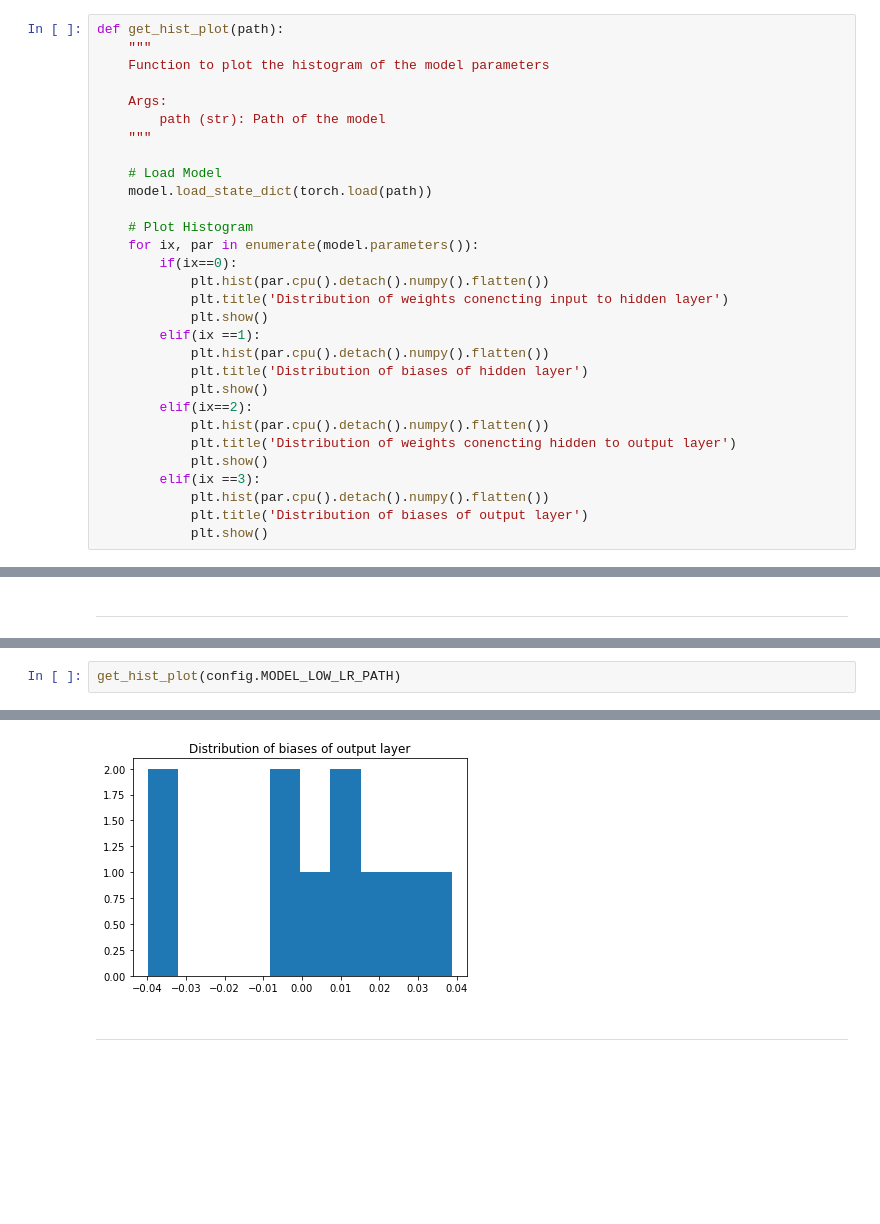
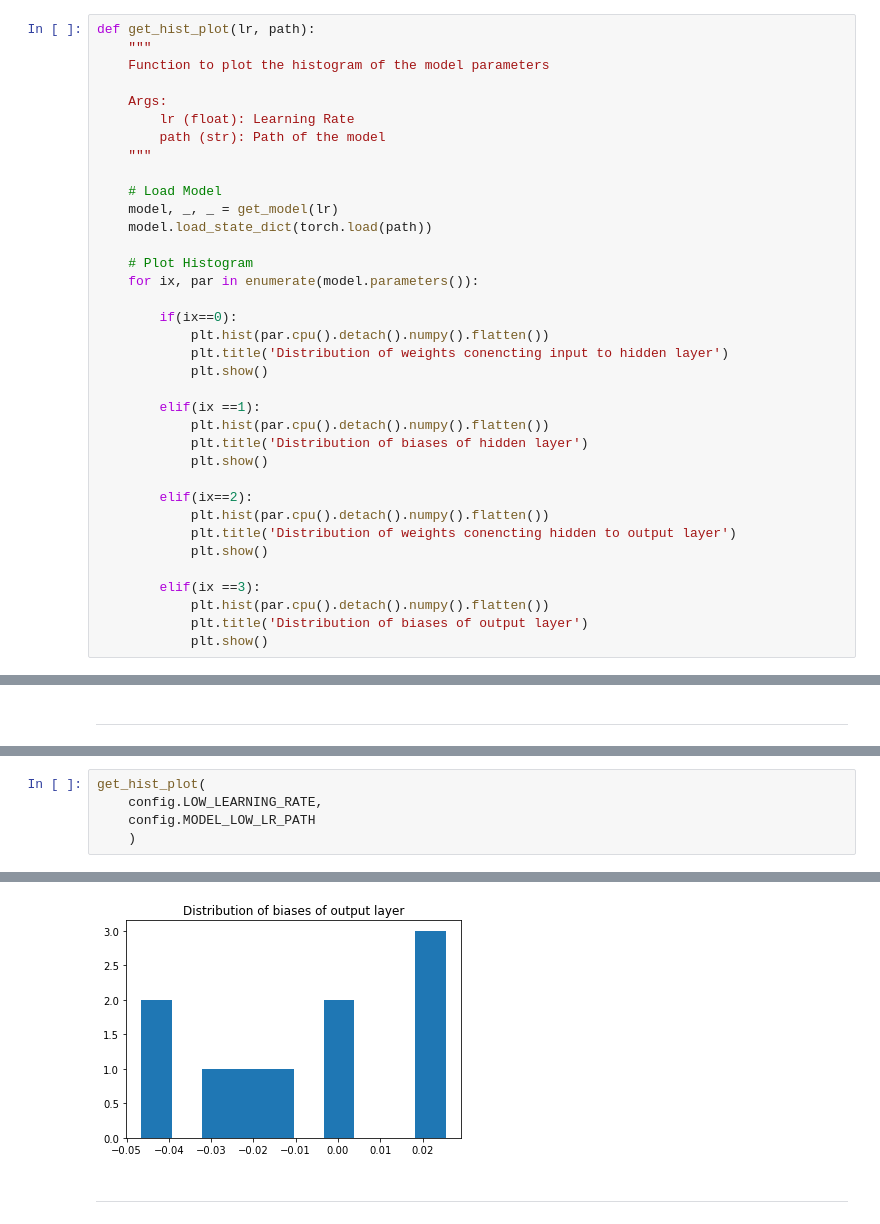
Before and after one commit to ishandutta0098/impact-of-learning-rate-in-nn, a Jupyter notebook: notebook/learning-rate-variations.ipynb, the cells around one changed output, grey strips where cells are left out. Saved outputs shown, nothing was run; the diff lists cells and outputs as text; blank space fills up the shorter version.

```diff
--- a/notebook/learning-rate-variations.ipynb
+++ b/notebook/learning-rate-variations.ipynb
@@ -235,31 +236,37 @@ def get_loss_plot(lr, train_losses, val_losses, train_accuracies, val_accuracies
     plt.grid('off')
     plt.show()
 # %%
-def get_hist_plot(path):
+def get_hist_plot(lr, path):
     """
     Function to plot the histogram of the model parameters
 
     Args:
+        lr (float): Learning Rate
         path (str): Path of the model
     """
 
     # Load Model
+    model, _, _ = get_model(lr)
     model.load_state_dict(torch.load(path))
 
     # Plot Histogram
     for ix, par in enumerate(model.parameters()):
+
         if(ix==0):
             plt.hist(par.cpu().detach().numpy().flatten())
             plt.title('Distribution of weights conencting input to hidden layer')
             plt.show()
+
         elif(ix ==1):
             plt.hist(par.cpu().detach().numpy().flatten())
             plt.title('Distribution of biases of hidden layer')
             plt.show()
+
         elif(ix==2):
             plt.hist(par.cpu().detach().numpy().flatten())
             plt.title('Distribution of weights conencting hidden to output layer')
             plt.show()
+
         elif(ix ==3):
             plt.hist(par.cpu().detach().numpy().flatten())
             plt.title('Distribution of biases of output layer')
@@ -469,3 +537,6 @@ get_loss_plot(
 # %%
-get_hist_plot(config.MODEL_LOW_LR_PATH)
+get_hist_plot(
+    config.LOW_LEARNING_RATE,
+    config.MODEL_LOW_LR_PATH
+    )
 # %% [output]
@@ -475,3 +546,3 @@ get_hist_plot(config.MODEL_LOW_LR_PATH)
-[figure, old version]
+[figure, new version]
 # %% [markdown]
 ---
```
Also changed, not shown: parts of 13 cells of this notebook, 48 other files.
